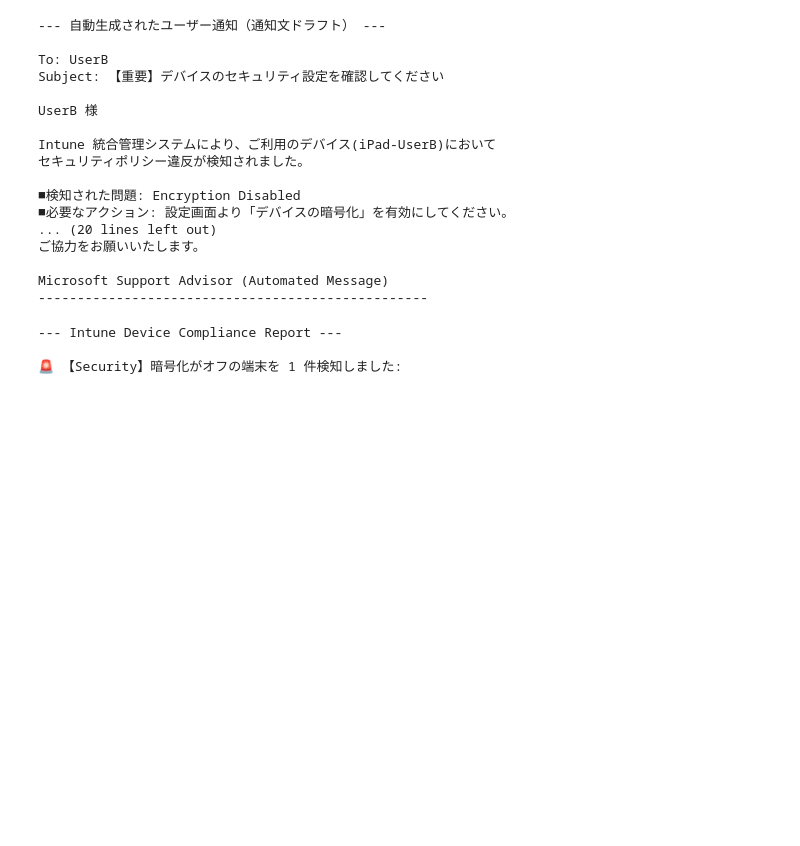
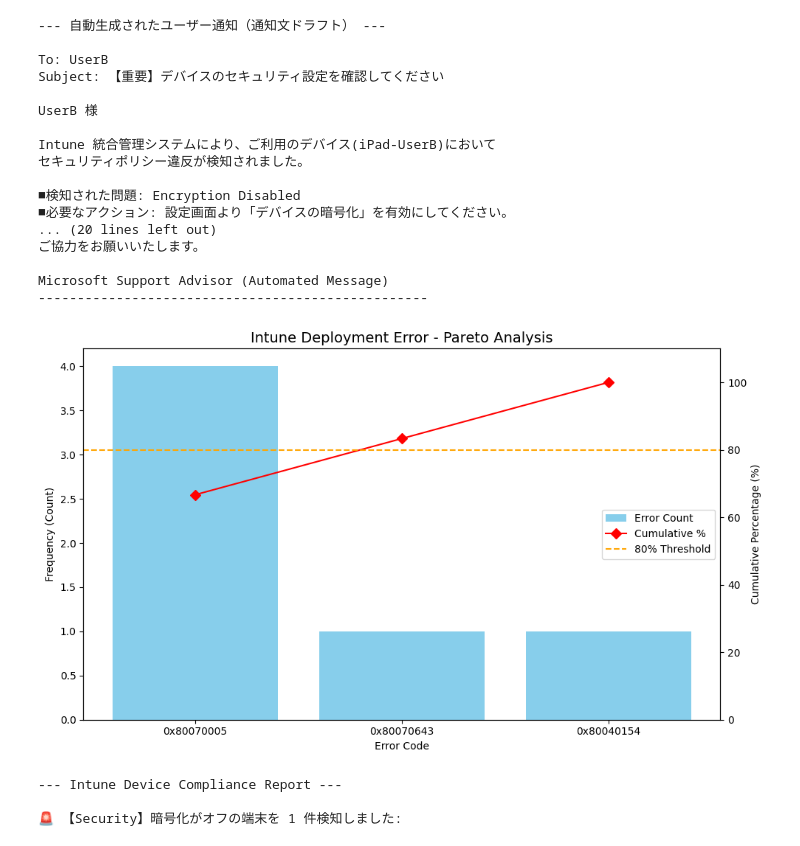
Before and after one commit to Koji-Accounting-Tech/D365-Finance-Data-Validator, a Jupyter notebook: D365_Data_Processing.ipynb, the cells around one changed output. Drawn from its saved outputs; the diff is of its cells as text; code cells hidden in the pictures; blank space fills up the shorter version.

```diff
--- a/D365_Data_Processing.ipynb
+++ b/D365_Data_Processing.ipynb
@@ -110,6 +110,45 @@ Intune 統合管理システムにより、ご利用のデバイス(iPad-UserB)
 
 Microsoft Support Advisor (Automated Message)
 --------------------------------------------------
+# %%
+import pandas as pd
+import matplotlib.pyplot as plt
+
+# 1. データの準備（エラー集計結果をソート）
+error_summary = df_logs['ErrorCode'].value_counts().reset_index()
+error_summary.columns = ['ErrorCode', 'Count']
+error_summary = error_summary.sort_values(by='Count', ascending=False)
+
+# 2. 累積比率の計算
+error_summary['Cumulative_Percentage'] = error_summary['Count'].cumsum() / error_summary['Count'].sum() * 100
+
+# 3. グラフの作成
+fig, ax1 = plt.subplots(figsize=(10, 6))
+
+# 棒グラフ（エラー件数）
+ax1.bar(error_summary['ErrorCode'], error_summary['Count'], color='skyblue', label='Error Count')
+ax1.set_xlabel('Error Code')
+ax1.set_ylabel('Frequency (Count)')
+
+# 折れ線グラフ（累積比率）を表示するための2軸目を作成
+ax2 = ax1.twinx()
+ax2.plot(error_summary['ErrorCode'], error_summary['Cumulative_Percentage'], color='red', marker='D', ms=7, label='Cumulative %')
+ax2.set_ylabel('Cumulative Percentage (%)')
+ax2.set_ylim(0, 110)
+
+# 4. タイトルと補助線の追加
+plt.title('Intune Deployment Error - Pareto Analysis', fontsize=14)
+ax2.axhline(y=80, color='orange', linestyle='--', label='80% Threshold') # 80%ライン
+
+# 凡例をまとめる
+lines1, labels1 = ax1.get_legend_handles_labels()
+lines2, labels2 = ax2.get_legend_handles_labels()
+ax1.legend(lines1 + lines2, labels1 + labels2, loc='center right')
+
+plt.tight_layout()
+plt.show()
+# %% [output]
+[figure, added]
 # %%
 import pandas as pd
 from datetime import datetime, timedelta
```
